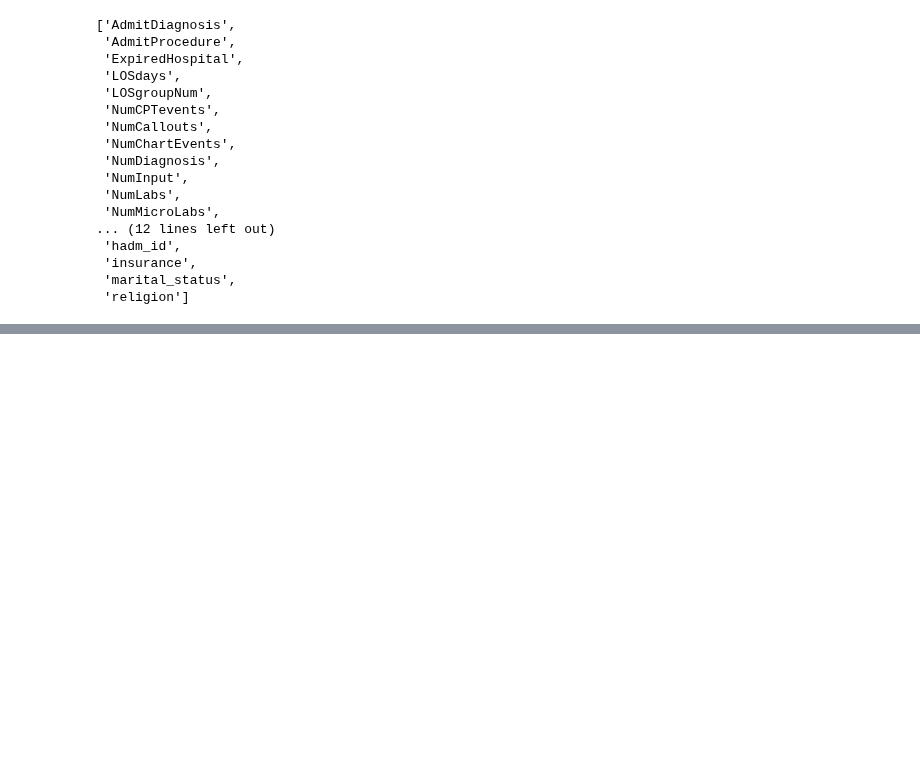
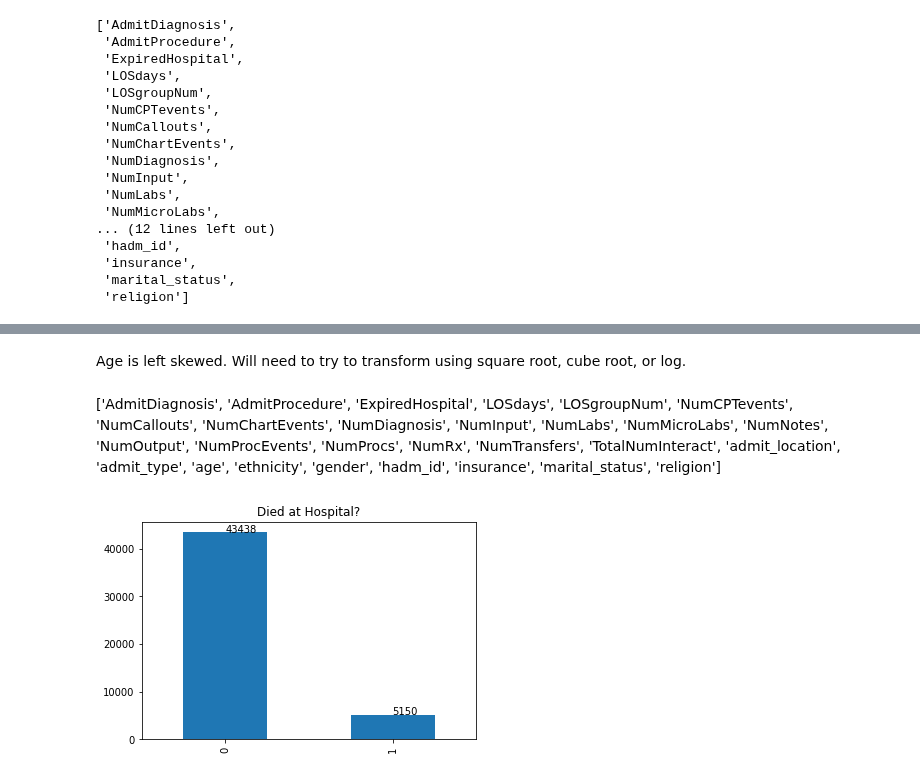
Before and after one commit to derek-y-lee/uclabiostat-thesis, a Jupyter notebook: los-prediction.ipynb, the cells around one changed output, grey strips where cells are left out. Drawn from its saved outputs; the diff is of its cells as text; code cells hidden in the pictures; blank space fills up the shorter version.

```diff
--- a/los-prediction.ipynb
+++ b/los-prediction.ipynb
@@ -97,0 +639,38 @@ array(['Private', 'Medicaid', 'Medicare', 'Government', 'Self Pay'],
+# %% [markdown]
+Age is left skewed. Will need to try to transform using square root, cube root, or log.
+# %% [markdown]
+['AdmitDiagnosis',
+ 'AdmitProcedure',
+ 'ExpiredHospital',
+ 'LOSdays',
+ 'LOSgroupNum',
+ 'NumCPTevents',
+ 'NumCallouts',
+ 'NumChartEvents',
+ 'NumDiagnosis',
+ 'NumInput',
+ 'NumLabs',
+ 'NumMicroLabs',
+ 'NumNotes',
+ 'NumOutput',
+ 'NumProcEvents',
+ 'NumProcs',
+ 'NumRx',
+ 'NumTransfers',
+ 'TotalNumInteract',
+ 'admit_location',
+ 'admit_type',
+ 'age',
+ 'ethnicity',
+ 'gender',
+ 'hadm_id',
+ 'insurance',
+ 'marital_status',
+ 'religion']
+# %%
+(raw_completecase.ExpiredHospital).value_counts().plot(kind='bar')
+for index, value in enumerate(raw_completecase.ExpiredHospital.value_counts()):
+    plt.text(index, value+10, str(value))
+    plt.title("Died at Hospital?")
+# %% [output]
+[figure, added]
```
Also changed, not shown: parts of 42 cells of this notebook.
